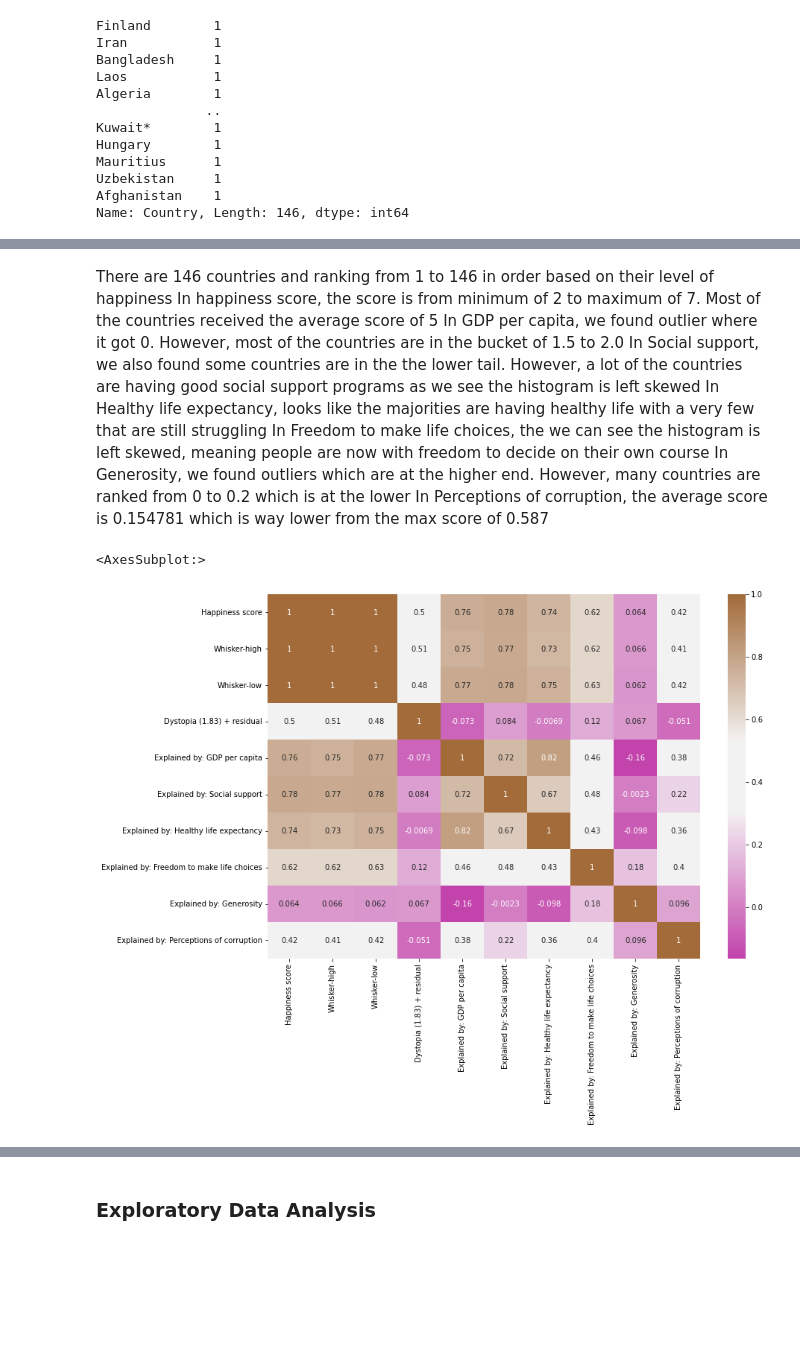
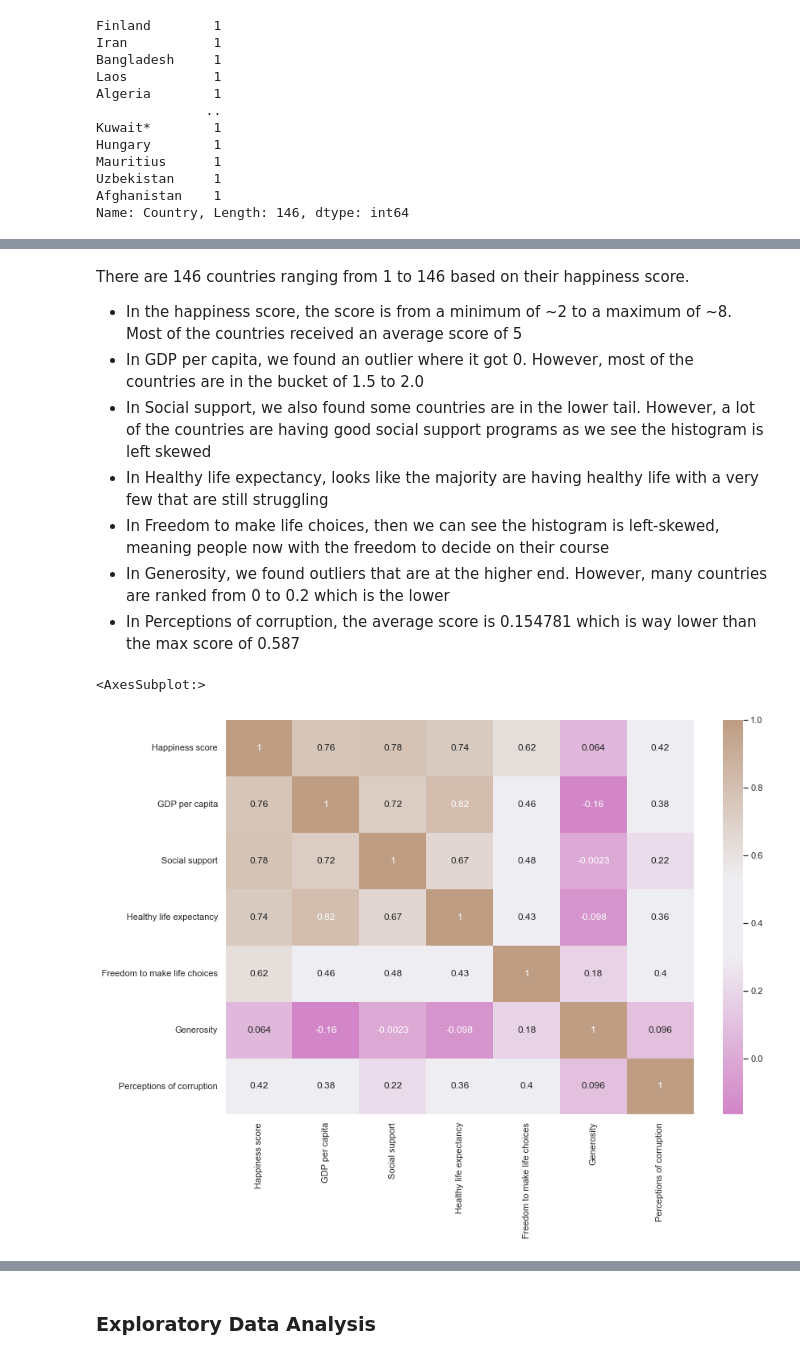
Before and after one commit to Ellypham92/world-happiness-, a Jupyter notebook: World happiness.ipynb, the cells around one changed output, grey strips where cells are left out. Cells and saved outputs as stored; diff of their text form; code cells hidden in the pictures; blank space fills up the shorter version.

```diff
--- a/World happiness.ipynb
+++ b/World happiness.ipynb
@@ -128,0 +94,10 @@ for n in numericVar:
+# %%
+# Rename the fields
+world_happiness_2022 = world_happiness_2022.rename(columns = {'RANK': 'Rank',
+                                       'Explained by: GDP per capita': 'GDP per capita',
+                                       'Explained by: Social support': 'Social support',
+                                       'Explained by: Healthy life expectancy': 'Healthy life expectancy',
+                                       'Explained by: Freedom to make life choices': 'Freedom to make life choices',
+                                       'Explained by: Generosity': 'Generosity',
+                                       'Explained by: Perceptions of corruption': 'Perceptions of corruption'})
+world_happiness_2022.head()
@@ -138,3 +145,25 @@ world_happiness_2022.describe()
 | 50% | 73.500000 | 5.568500 | 5.680000 | 5.453000 | 1.894500 | 1.445500 | ... |
 | 75% | 109.750000 | 6.305000 | 6.448750 | 6.190000 | 2.153000 | 1.784750 | ... |
 | max | 146.000000 | 7.821000 | 7.886000 | 7.756000 | 2.844000 | 2.209000 | ... |
+# %%
+# create a function to visualize numerical data in histogram
+def plot_hist(n):
+    """
+    input : variable ex : "Ladder score"
+    output : Hist plot
+    """
+
+    plt.figure(figsize=(9,3))
+    plt.hist(world_happiness_2022[n], color='lightpink')
+    plt.xlabel(n)
+    plt.ylabel("Frequency")
+    plt.title("{} distribution with histogram ".format(n))
+    plt.show()
+
+    # pass the numerical fields in World Happiness 2022 to numericVar object
+numericVar = ["Happiness score", "GDP per capita", "Social support",
+              "Healthy life expectancy", "Freedom to make life choices",
+              "Generosity",  "Perceptions of corruption"]
+
+for n in numericVar:
+        plot_hist(n)
@@ -141,18 +178,18 @@ world_happiness_2022.describe()
 # %% [markdown]
-There are 146 countries and ranking from 1 to 146 in order based on their level of happiness
-In happiness score, the score is from minimum of 2 to maximum of 7. Most of the countries received the average score of 5
-In GDP per capita, we found outlier where it got 0. However, most of the countries are in the bucket of 1.5 to 2.0
-In Social support, we also found some countries are in the the lower tail. However, a lot of the countries are having good social support programs as we see the histogram is left skewed
-In Healthy life expectancy, looks like the majorities are having healthy life with a very few that are still struggling
-In Freedom to make life choices, the we can see the histogram is left skewed, meaning people are now with freedom to decide on their own course
-In Generosity, we found outliers which are at the higher end. However, many countries are ranked from 0 to 0.2 which is at the lower
-In Perceptions of corruption, the average score is 0.154781 which is way lower from the max score of 0.587
+There are 146 countries ranging from 1 to 146 based on their happiness score.
+- In the happiness score, the score is from a minimum of ~2 to a maximum of ~8. Most of the countries received an average score of 5
+- In GDP per capita, we found an outlier where it got 0. However, most of the countries are in the bucket of 1.5 to 2.0
+- In Social support, we also found some countries are in the lower tail. However, a lot of the countries are having good social support programs as we see the histogram is left skewed
+- In Healthy life expectancy, looks like the majority are having healthy life with a very few that are still struggling
+- In Freedom to make life choices, then we can see the histogram is left-skewed, meaning people now with the freedom to decide on their course
+- In Generosity, we found outliers that are at the higher end. However, many countries are ranked from 0 to 0.2 which is the lower
+- In Perceptions of corruption, the average score is 0.154781 which is way lower than the max score of 0.587
 # %%
-## The relationship of factors
+# Correlation of the reported factors in the heat map
 cmap = sns.diverging_palette(320, 40, sep=50, as_cmap=True)
 plt.figure(figsize=(13, 9))
 
-sns.heatmap(world_happiness_2022[numericVar].corr(), annot=True, cmap=cmap)
+sns.heatmap(world_happiness_2022[numericVar].corr(), annot=True, cmap=cmap, ec='black', alpha = 0.6)
 # %% [output]
 <AxesSubplot:>
-[figure, old version]
+[figure, new version]
```
Also changed, not shown: parts of 58 cells of this notebook.
